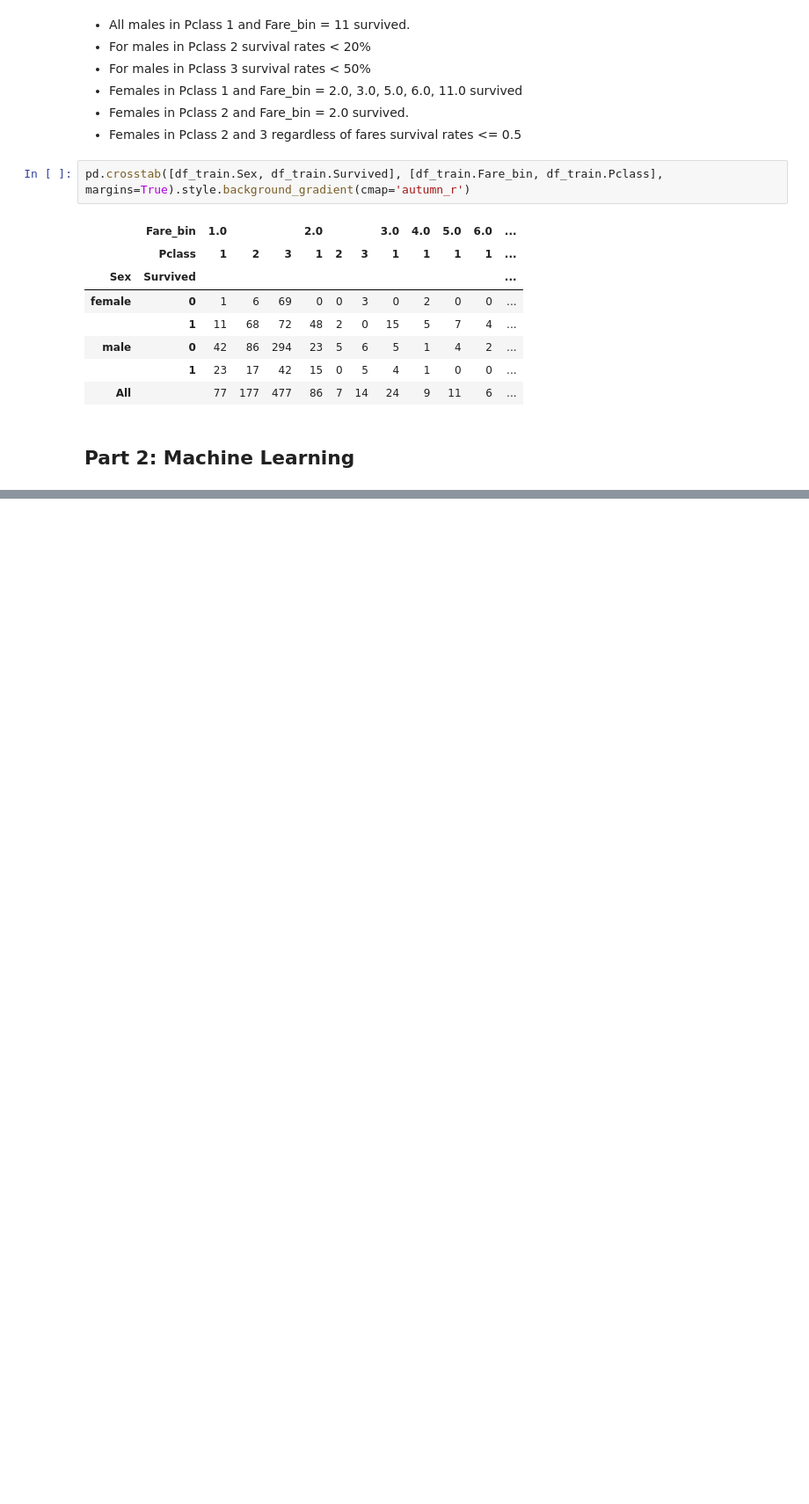
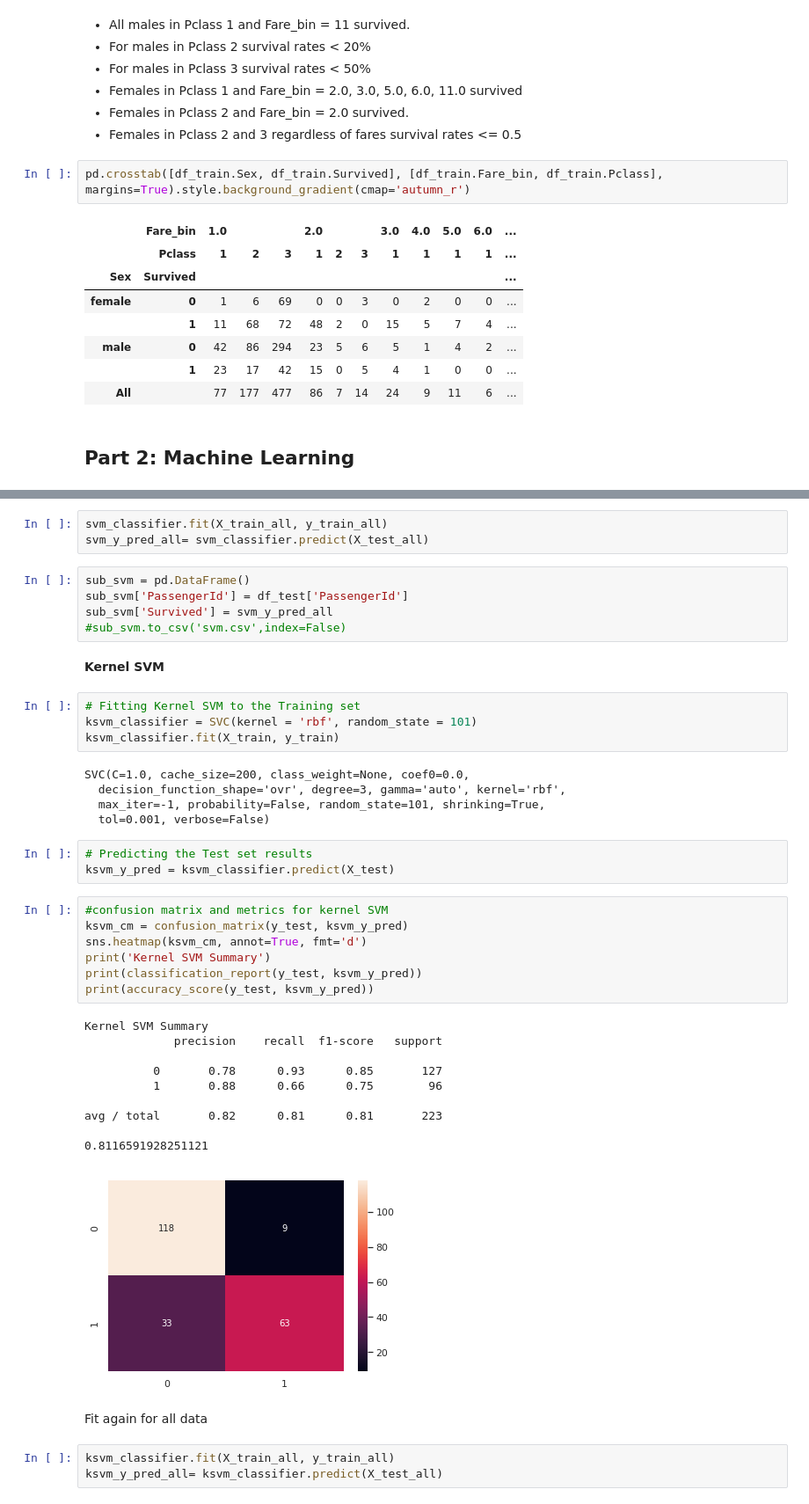
Before and after one commit to nzarko/ml, a Jupyter notebook: Projects/EDA/src/Titanic EDA and ML.ipynb, the cells around one changed output, grey strips where cells are left out. Shown: that part at 88% size. Drawn from its saved outputs; the diff is of its cells as text; blank space fills up the shorter version.

```diff
--- a/Projects/EDA/src/Titanic EDA and ML.ipynb
+++ b/Projects/EDA/src/Titanic EDA and ML.ipynb
@@ -498,0 +726,45 @@ pd.crosstab([df_train.Sex, df_train.Survived], [df_train.Fare_bin, df_train.Pcla
+# %%
+svm_classifier.fit(X_train_all, y_train_all)
+svm_y_pred_all= svm_classifier.predict(X_test_all)
+# %%
+sub_svm = pd.DataFrame()
+sub_svm['PassengerId'] = df_test['PassengerId']
+sub_svm['Survived'] = svm_y_pred_all
+#sub_svm.to_csv('svm.csv',index=False)
+# %% [markdown]
+**Kernel SVM**
+# %%
+# Fitting Kernel SVM to the Training set
+ksvm_classifier = SVC(kernel = 'rbf', random_state = 101)
+ksvm_classifier.fit(X_train, y_train)
+# %% [output]
+SVC(C=1.0, cache_size=200, class_weight=None, coef0=0.0,
+  decision_function_shape='ovr', degree=3, gamma='auto', kernel='rbf',
+  max_iter=-1, probability=False, random_state=101, shrinking=True,
+  tol=0.001, verbose=False)
+# %%
+# Predicting the Test set results
+ksvm_y_pred = ksvm_classifier.predict(X_test)
+# %%
+#confusion matrix and metrics for kernel SVM
+ksvm_cm = confusion_matrix(y_test, ksvm_y_pred)
+sns.heatmap(ksvm_cm, annot=True, fmt='d')
+print('Kernel SVM Summary')
+print(classification_report(y_test, ksvm_y_pred))
+print(accuracy_score(y_test, ksvm_y_pred))
+# %% [output]
+Kernel SVM Summary
+             precision    recall  f1-score   support
+
+          0       0.78      0.93      0.85       127
+          1       0.88      0.66      0.75        96
+
+avg / total       0.82      0.81      0.81       223
+
+0.8116591928251121
+[figure, added]
+# %% [markdown]
+Fit again for all data
+# %%
+ksvm_classifier.fit(X_train_all, y_train_all)
+ksvm_y_pred_all= ksvm_classifier.predict(X_test_all)
```
Also changed, not shown: parts of 81 cells of this notebook, 2 other files.
